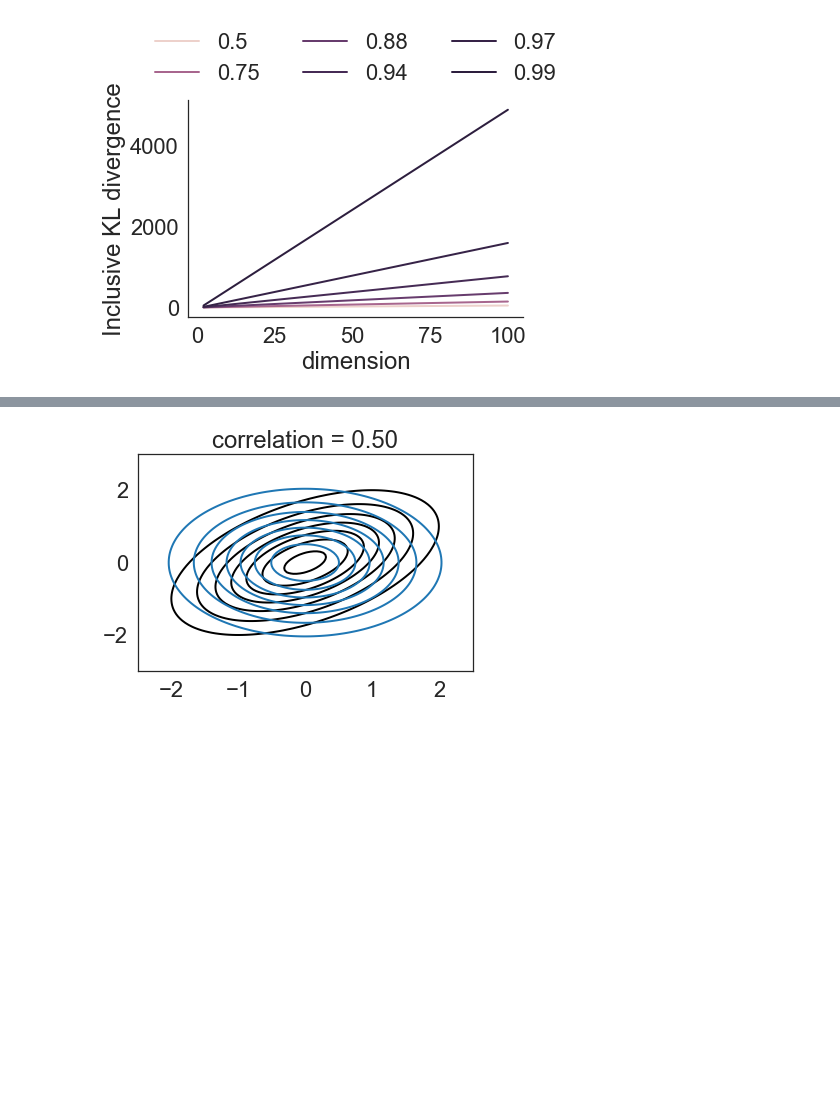
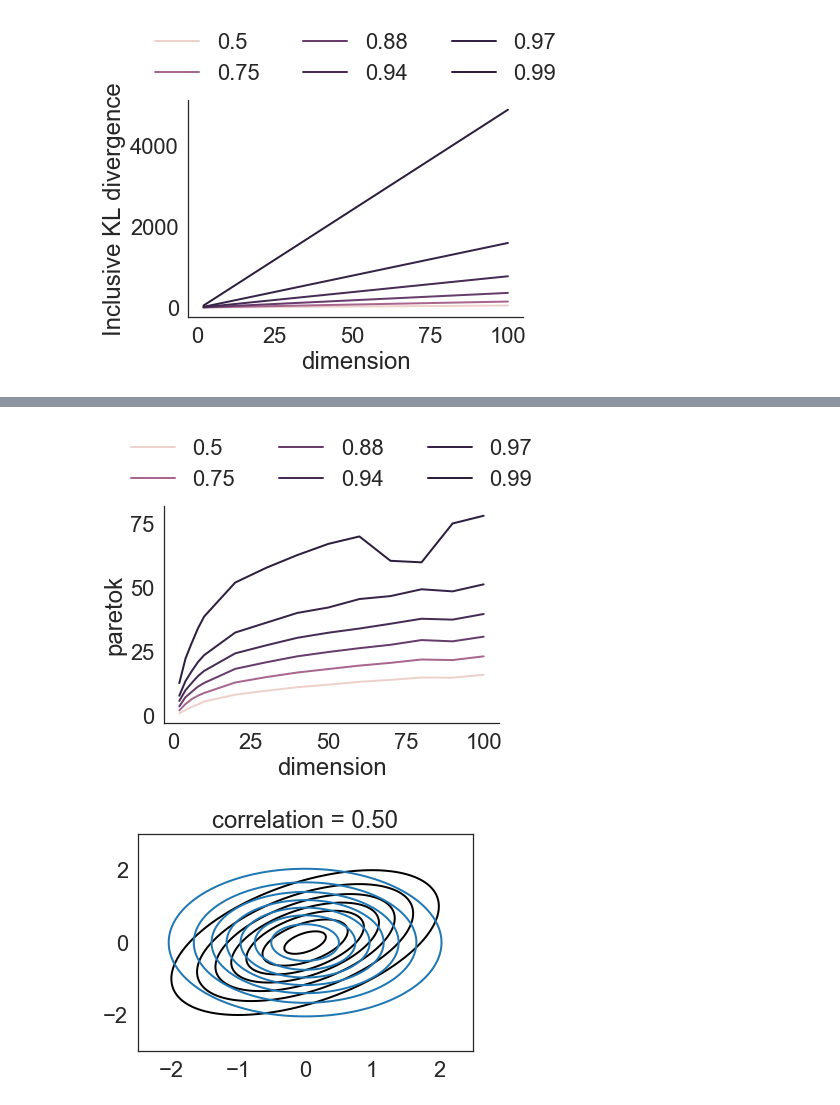
Before and after one commit to kunalghosh/viabel, a Jupyter notebook: notebooks/KL-Gaussian-minimization-new.ipynb, the cells around one changed output, grey strips where cells are left out. Saved outputs shown, nothing was run; the diff lists cells and outputs as text; code cells hidden in the pictures; blank space fills up the shorter version.

```diff
--- a/notebooks/KL-Gaussian-minimization-new.ipynb
+++ b/notebooks/KL-Gaussian-minimization-new.ipynb
@@ -95,3 +160,14 @@ plt.show()
+# %%
+sns.lineplot(data=inc_df, x='dimension', y='paretok', hue='corr', legend='full')
+#plt.legend(rhos, bbox_to_anchor=(1.04,1), loc="upper left")
+plt.ylabel('paretok')
+plt.legend(rhos, loc='upper center', bbox_to_anchor=(0.5, 1.4),
+           ncol=3, frameon=False)
+sns.despine()
+plt.savefig('../writing/variational-objectives/figures/kl-gaussian_gaussian_mean_field_reverse_paretok.pdf', bbox_inches='tight')
+plt.show()
+# %% [output]
+[figure, added]
 # %%
 ### Now at inclusive KLVI solution
 # %%
```
Also changed, not shown: parts of 20 cells of this notebook.
